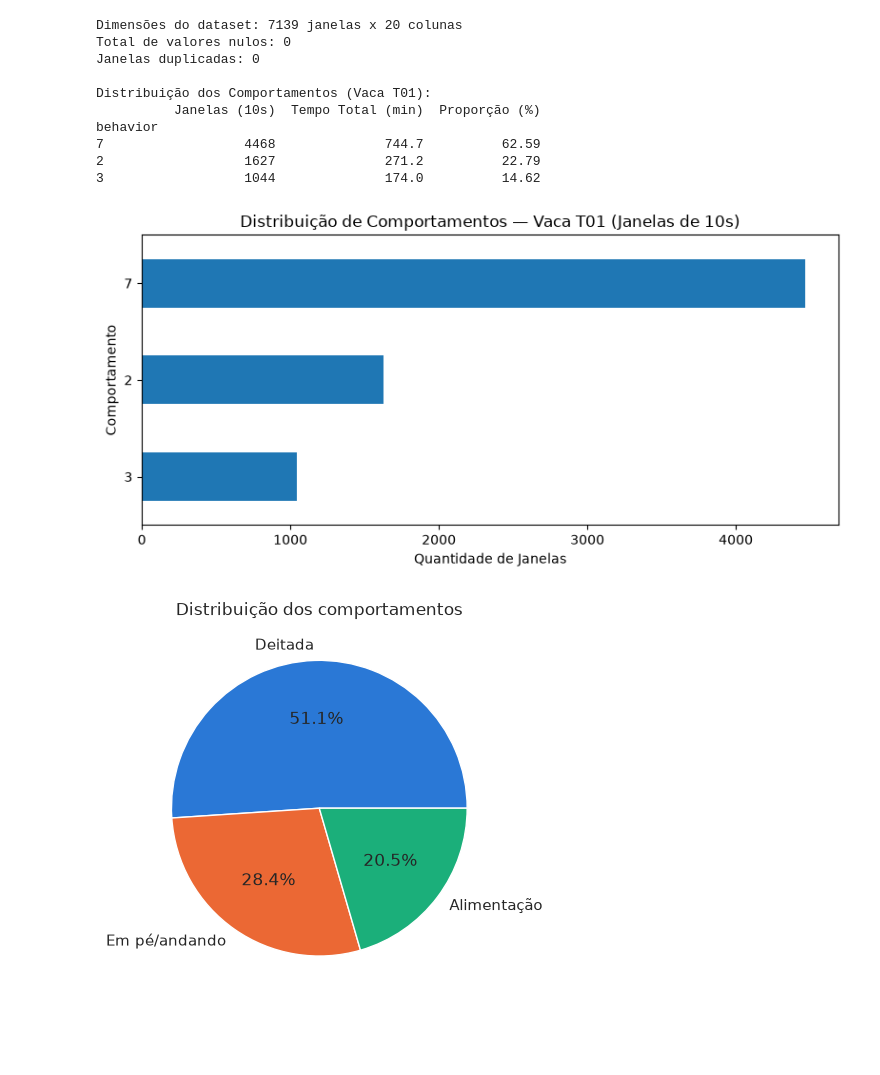
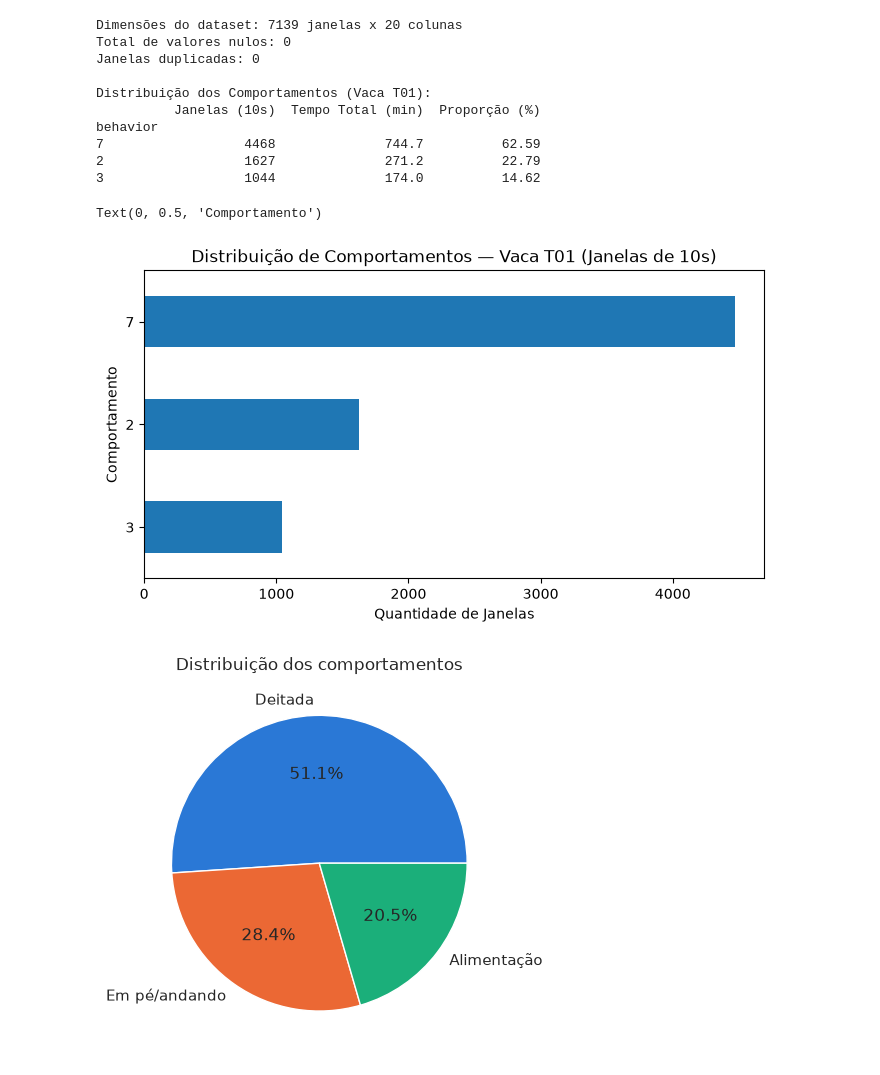
Before and after one commit to maicongiehl/unijui-pcd-cow-behavior-classification, a Jupyter notebook: inspect.ipynb, the cells around one changed output. Cells and saved outputs as stored; diff of their text form; code cells hidden in the pictures; blank space fills up the shorter version.

```diff
--- a/inspect.ipynb
+++ b/inspect.ipynb
@@ -17,36 +17,35 @@ print(f"Janelas duplicadas: {df_t01['janela'].duplicated().sum()}")
 contagem = df_t01["behavior"].value_counts()
 percentual = (df_t01["behavior"].value_counts(normalize=True) * 100).round(2)
 
 resumo_classes = pd.DataFrame(
     {
         "Janelas (10s)": contagem,
         "Tempo Total (min)": (contagem * 10 / 60).round(1),
         "Proporção (%)": percentual,
     }
 )
 print("\nDistribuição dos Comportamentos (Vaca T01):")
 print(resumo_classes)
 
 # 4. Plotar o gráfico de barras horizontal da distribuição
 plt.figure(figsize=(8, 4))
 contagem.sort_values().plot(kind="barh")
 plt.title("Distribuição de Comportamentos — Vaca T01 (Janelas de 10s)")
 plt.xlabel("Quantidade de Janelas")
 plt.ylabel("Comportamento")
-plt.tight_layout()
-plt.show()
 # %% [output]
 Dimensões do dataset: 7139 janelas x 20 colunas
 Total de valores nulos: 0
 Janelas duplicadas: 0
 
 Distribuição dos Comportamentos (Vaca T01):
           Janelas (10s)  Tempo Total (min)  Proporção (%)
 behavior
 7                  4468              744.7          62.59
 2                  1627              271.2          22.79
 3                  1044              174.0          14.62
+Text(0, 0.5, 'Comportamento')
-[figure, old version]
+[figure, new version]
 # %%
 # Análise exploratória das 10 vacas (T01 a T10), com janelas de 10 s e 3 classes: deitada, em pé/andando e alimentação
 import matplotlib.pyplot as plt
```
